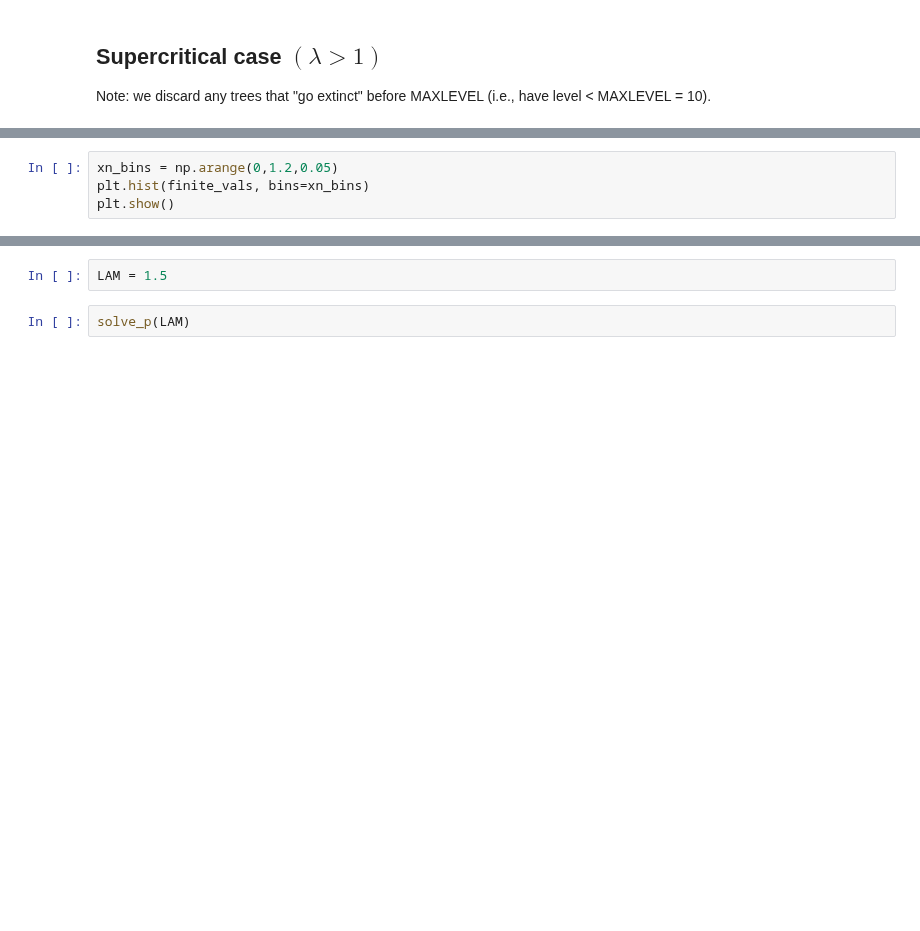
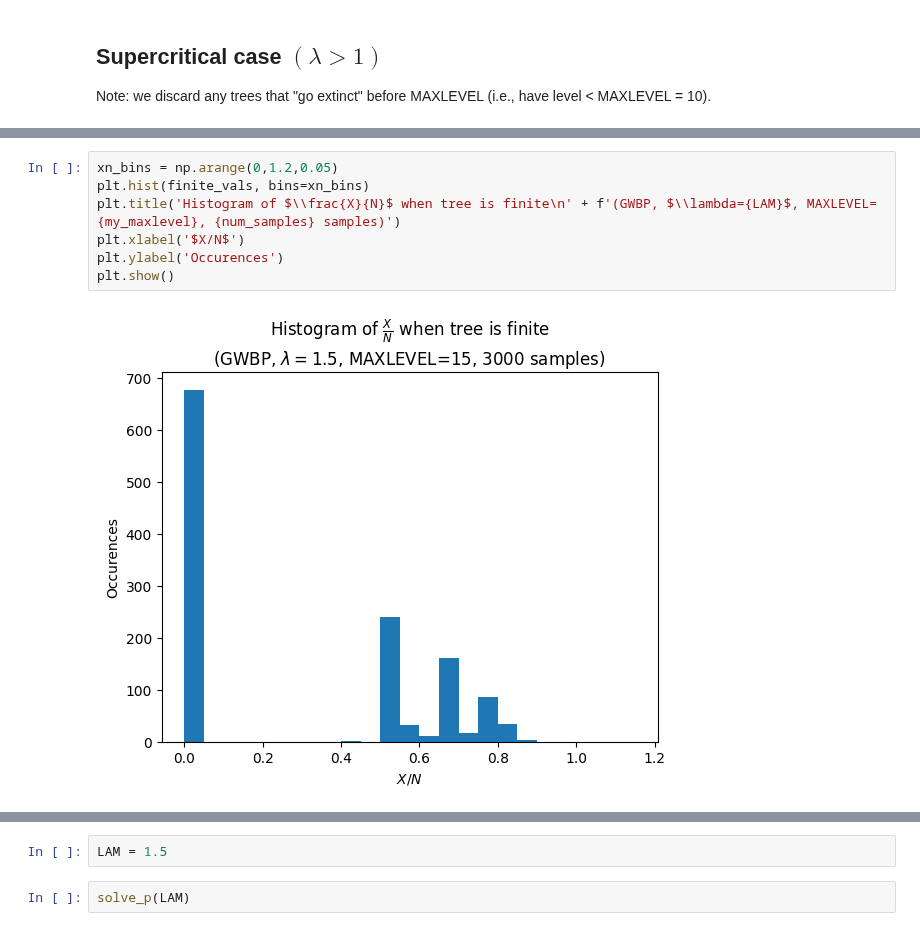
Before and after one commit to JulesGB/MeanFieldLastPassagePercolation, a Jupyter notebook: typical_path_length.ipynb, the cells around one changed output, grey strips where cells are left out. Drawn from its saved outputs; the diff is of its cells as text; blank space fills up the shorter version.

Commit message:
titles/axis labels for X/N histograms

```diff
--- a/typical_path_length.ipynb
+++ b/typical_path_length.ipynb
@@ -259,7 +257,12 @@ NameError: name 'GWBP_finite_flag' is not defined
 # %%
 xn_bins = np.arange(0,1.2,0.05)
 plt.hist(finite_vals, bins=xn_bins)
+plt.title('Histogram of $\\frac{X}{N}$ when tree is finite\n' + f'(GWBP, $\\lambda={LAM}$, MAXLEVEL={my_maxlevel}, {num_samples} samples)')
+plt.xlabel('$X/N$')
+plt.ylabel('Occurences')
 plt.show()
+# %% [output]
+[figure, added]
 # %%
 mean = np.mean(infinite_vals)
 std = np.var(infinite_vals) ** 0.5
```
Also changed, not shown: parts of 15 cells of this notebook.
